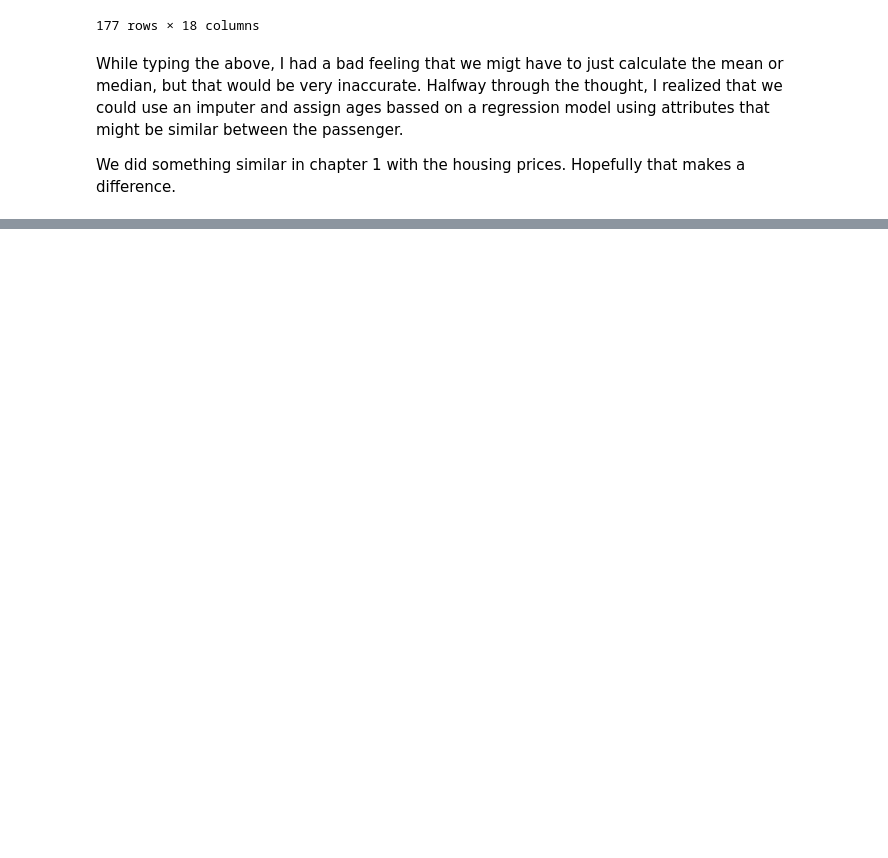
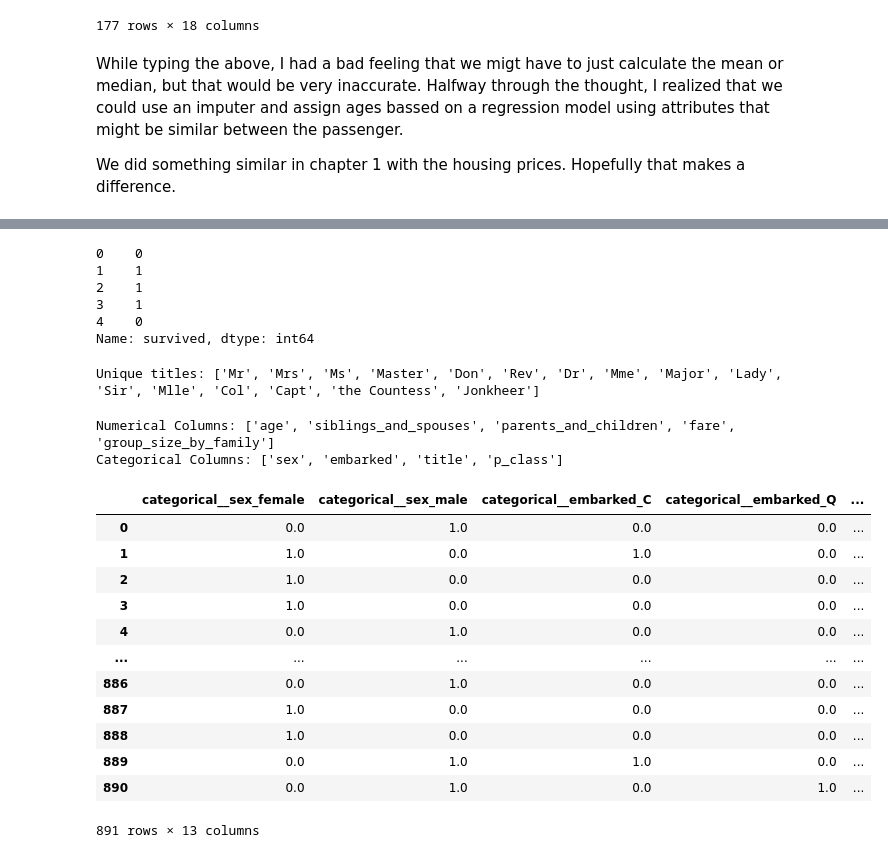
Before and after one commit to ndl284/learning_ml, a Jupyter notebook: notebooks/excercises/Chapter 3 Exercises.ipynb, the cells around one changed output, grey strips where cells are left out. Cells and saved outputs as stored; diff of their text form; code cells hidden in the pictures; blank space fills up the shorter version.

```diff
--- a/notebooks/excercises/Chapter 3 Exercises.ipynb
+++ b/notebooks/excercises/Chapter 3 Exercises.ipynb
@@ -693,0 +726,4 @@ We did something similar in chapter 1 with the housing prices. Hopefully that ma
+# %%
+data = data_set.copy().drop(["survived", "passenger_id", "cabin", 'concatenated_cabin', 'group_size_by_ticket',
+                             'concatenated_cabin', 'concatenated_cabin_by_family', "ticket"], axis=1)
+y = data_set["survived"]
@@ -693,0 +739,74 @@ We did something similar in chapter 1 with the housing prices. Hopefully that ma
+# %%
+y.head()
+# %% [output]
+0    0
+1    1
+2    1
+3    1
+4    0
+Name: survived, dtype: int64
+# %%
+data["title"] = data["first_name"].str.split('.').str[0].str.strip()
+data.loc[data["title"] == "Miss", "title"] = "Ms"
+data = data.drop(["name", "last_name", "first_name"], axis=1)
+
+print(f"Unique titles: {data["title"].unique().tolist()}")
+# %% [output]
+Unique titles: ['Mr', 'Mrs', 'Ms', 'Master', 'Don', 'Rev', 'Dr', 'Mme', 'Major', 'Lady', 'Sir', 'Mlle', 'Col', 'Capt', 'the Countess', 'Jonkheer']
+# %%
+numerical_attributes = data.select_dtypes(include=["int64", "float64"]).columns.to_list()
+numerical_attributes.remove('p_class')
+categorical_attributes = data.select_dtypes('object').columns.to_list() + ['p_class']
+
+print(f"Numerical Columns: {numerical_attributes}")
+print(f"Categorical Columns: {categorical_attributes}")
+# %% [output]
+Numerical Columns: ['age', 'siblings_and_spouses', 'parents_and_children', 'fare', 'group_size_by_family']
+Categorical Columns: ['sex', 'embarked', 'title', 'p_class']
+# %%
+from sklearn.pipeline import make_pipeline
+from sklearn.compose import ColumnTransformer
+from sklearn.impute import KNNImputer
+from sklearn.impute import SimpleImputer
+from sklearn.preprocessing import OneHotEncoder, StandardScaler
+
+# Categorical pipeline to impute and one-hot-encode our categorical attributes
+categorical_pipeline = make_pipeline(
+    SimpleImputer(strategy="most_frequent"),
+    OneHotEncoder()
+)
+# Numerical pipeline to standardize our numerical inputs
+numerical_pipeline = make_pipeline(
+    SimpleImputer(strategy="median"),
+    StandardScaler()
+)
+# We have to handle age a little differently as we have to impute it with a similarity Imputer.
+age_pipeline = make_pipeline(
+    KNNImputer(n_neighbors=2),
+    StandardScaler()
+)
+# %%
+from sklearn.preprocessing import LabelEncoder
+
+preprocessing = ColumnTransformer([
+    ("categorical", categorical_pipeline, ['sex', 'embarked', 'p_class']),
+    ("numerical", numerical_pipeline, ['siblings_and_spouses', 'parents_and_children', 'fare', 'group_size_by_family']),
+    ("age", age_pipeline, ["age"])
+])
+# %%
+processed_data = preprocessing.fit_transform(data)
+pd.DataFrame(processed_data, columns=preprocessing.get_feature_names_out())
+# %% [output]
+|  | categorical__sex_female | categorical__sex_male | categorical__embarked_C | categorical__embarked_Q | ... |
+| 0 | 0.0 | 1.0 | 0.0 | 0.0 | ... |
+| 1 | 1.0 | 0.0 | 1.0 | 0.0 | ... |
+| 2 | 1.0 | 0.0 | 0.0 | 0.0 | ... |
+| 3 | 1.0 | 0.0 | 0.0 | 0.0 | ... |
+| 4 | 0.0 | 1.0 | 0.0 | 0.0 | ... |
+| ... | ... | ... | ... | ... | ... |
+| 886 | 0.0 | 1.0 | 0.0 | 0.0 | ... |
+| 887 | 1.0 | 0.0 | 0.0 | 0.0 | ... |
+| 888 | 1.0 | 0.0 | 0.0 | 0.0 | ... |
+| 889 | 0.0 | 1.0 | 1.0 | 0.0 | ... |
+| 890 | 0.0 | 1.0 | 0.0 | 1.0 | ... |
+891 rows × 13 columns
```
Also changed, not shown: parts of 13 cells of this notebook.
